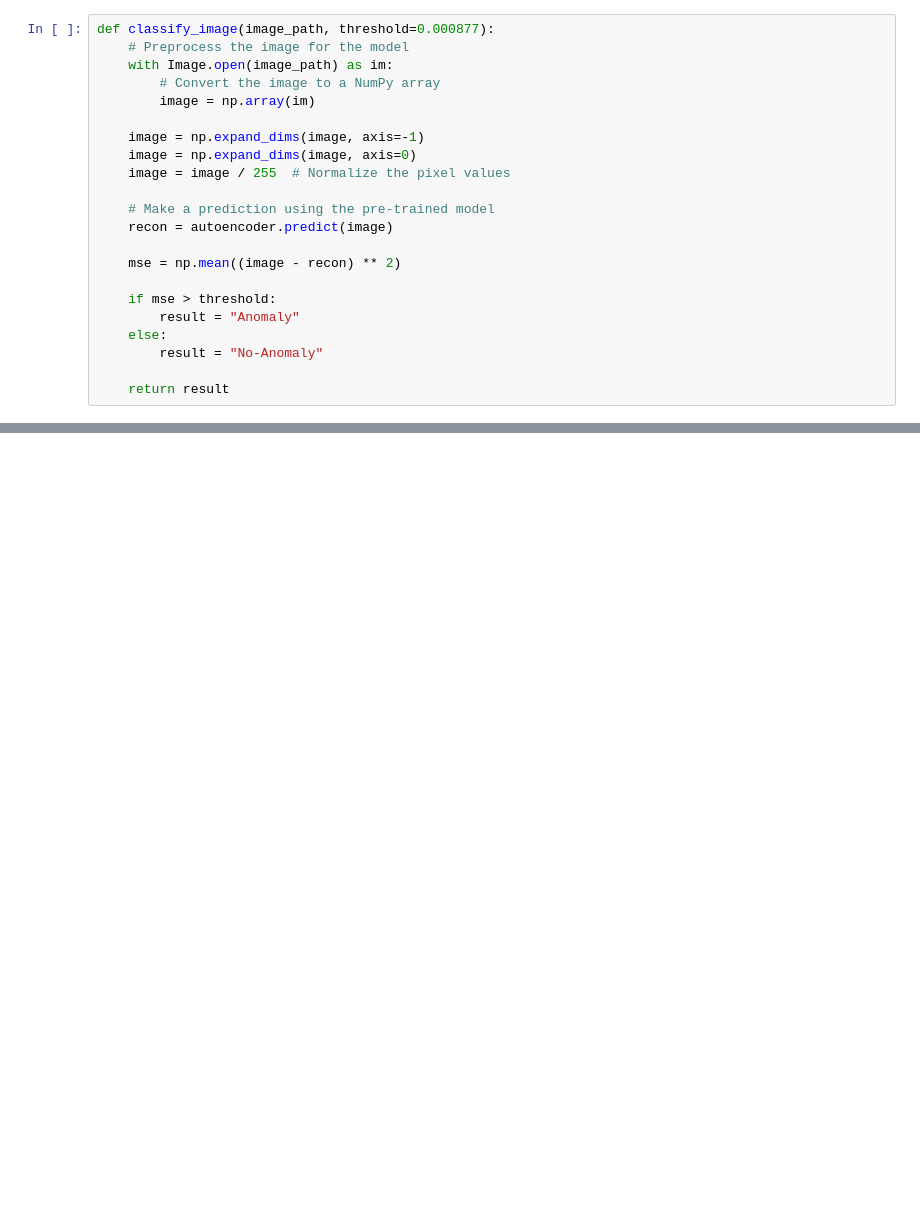
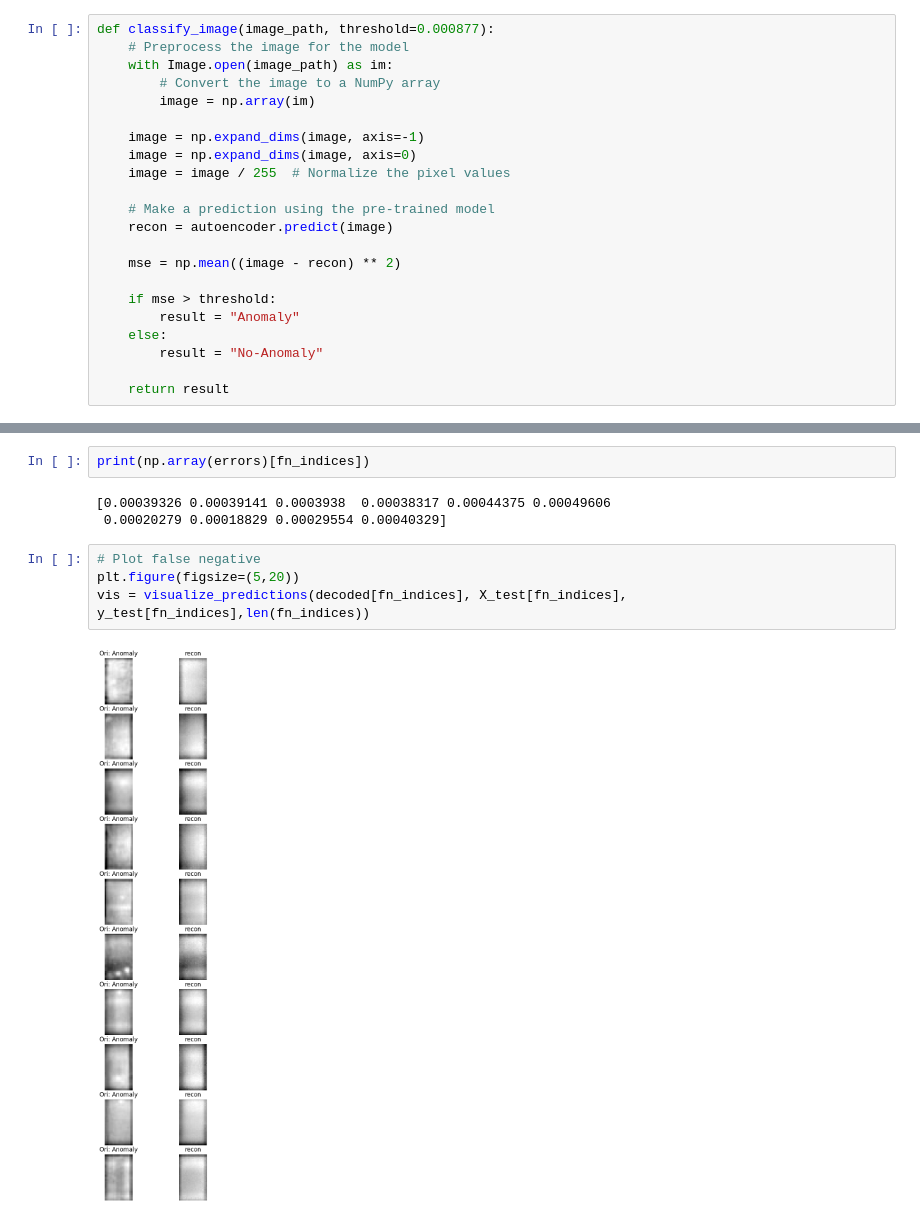
Before and after one commit to Tanund/SolarPanelAnomalyDetection, a Jupyter notebook: autoencoder/solar_anomaly_detection.ipynb, the cells around one changed output, grey strips where cells are left out. Saved outputs shown, nothing was run; the diff lists cells and outputs as text; blank space fills up the shorter version.

```diff
--- a/autoencoder/solar_anomaly_detection.ipynb
+++ b/autoencoder/solar_anomaly_detection.ipynb
@@ -413,0 +440,11 @@ Anomaly
+# %%
+print(np.array(errors)[fn_indices])
+# %% [output]
+[0.00039326 0.00039141 0.0003938  0.00038317 0.00044375 0.00049606
+ 0.00020279 0.00018829 0.00029554 0.00040329]
+# %%
+# Plot false negative
+plt.figure(figsize=(5,20))
+vis = visualize_predictions(decoded[fn_indices], X_test[fn_indices], y_test[fn_indices],len(fn_indices))
+# %% [output]
+[figure, added]
```
Also changed, not shown: parts of 11 cells of this notebook, 3 other files.
